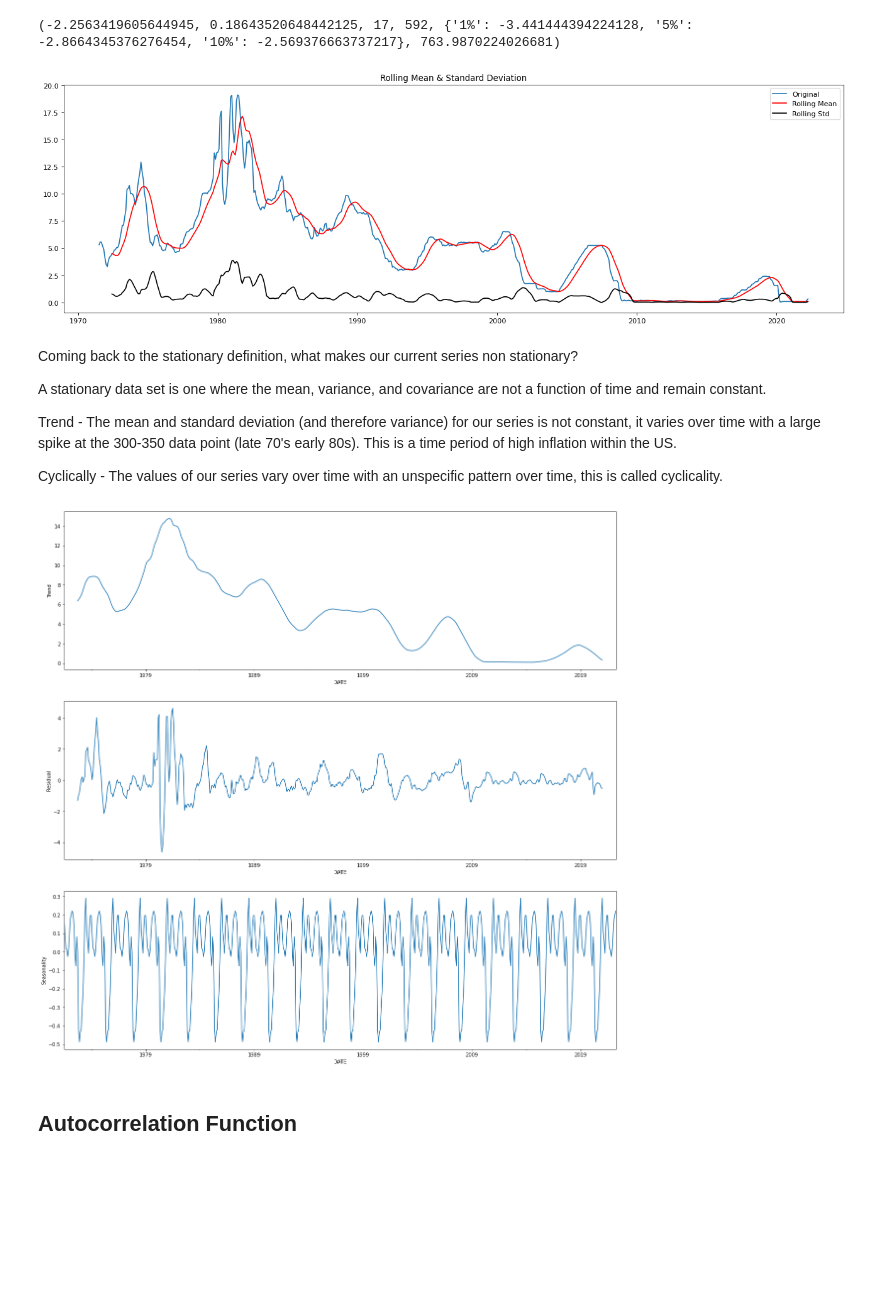
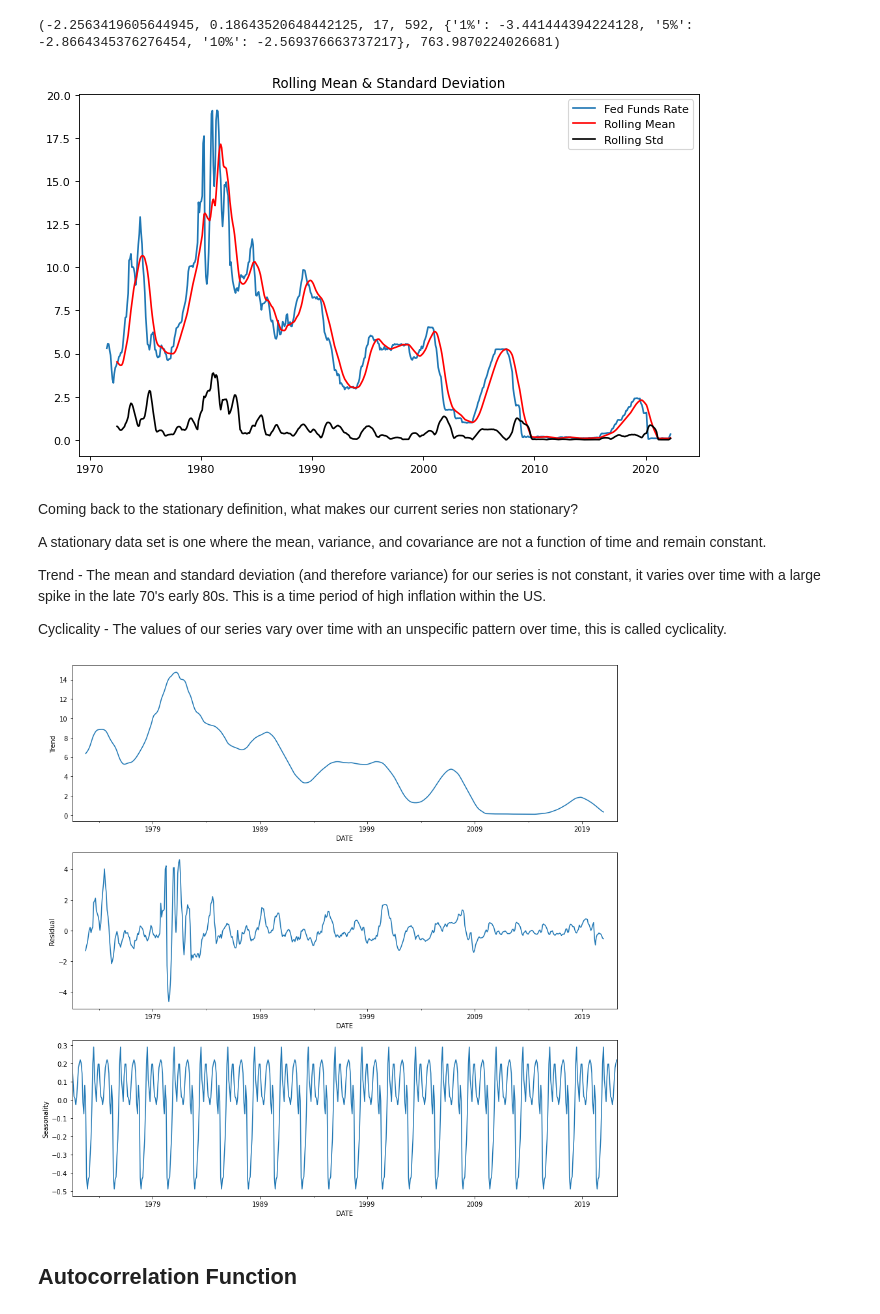
Before and after one commit to mychaldubyk/Federal-Funds-Rate-Analysis, a Jupyter notebook: Final_Notebooks/Capstone_Preprocessing_EDA_Final.ipynb, the cells around one changed output. Drawn from its saved outputs; the diff is of its cells as text; code cells hidden in the pictures; blank space fills up the shorter version.

```diff
--- a/Final_Notebooks/Capstone_Preprocessing_EDA_Final.ipynb
+++ b/Final_Notebooks/Capstone_Preprocessing_EDA_Final.ipynb
@@ -128,26 +113,26 @@ print(dftest)
 # %%
 ##Visual proof that Fed Funds rate data is non-stationary
 rolmean = df_FF.FEDFUNDS.rolling(window=12).mean()
 rolstd = df_FF.FEDFUNDS.rolling(window=12).std()
 
 # Plot rolling statistics:
-figure(figsize=(20, 6), dpi=80)
-orig = plt.plot(df_FF.FEDFUNDS, label='Original')
+figure(figsize=(10, 6), dpi=80)
+orig = plt.plot(df_FF.FEDFUNDS, label='Fed Funds Rate')
 mean = plt.plot(rolmean, color='red', label='Rolling Mean')
 std = plt.plot(rolstd, color='black', label='Rolling Std')
 plt.legend(loc='best')
 plt.title('Rolling Mean & Standard Deviation')
-plt.show(block=False)
+plt.show(block=False);
 # %% [output]
-[figure, old version]
+[figure, new version]
 # %% [markdown]
 Coming back to the stationary definition, what makes our current series non stationary?
 
 A stationary data set is one where the mean, variance, and covariance are not a function of time and remain constant.
 
-Trend - The mean and standard deviation (and therefore variance) for our series is not constant, it varies over time with a large spike at the 300-350 data point (late 70's early 80s). This is a time period of high inflation within the US.
+Trend - The mean and standard deviation (and therefore variance) for our series is not constant, it varies over time with a large spike in the late 70's early 80s. This is a time period of high inflation within the US.
 
-Cyclically - The values of our series vary over time with an unspecific pattern over time, this is called cyclicality.
+Cyclicality - The values of our series vary over time with an unspecific pattern over time, this is called cyclicality.
 # %%
 ##Seasonal Decomposition
 res = seasonal_decompose(df_FF.FEDFUNDS, model = "additive",period = 30)
@@ -155,10 +140,10 @@ res = seasonal_decompose(df_FF.FEDFUNDS, model = "additive",period = 30)
 fig, (ax1,ax2,ax3) = plt.subplots(3,1, figsize=(15,8))
 res.trend.plot(ax=ax1,ylabel = "Trend")
 res.resid.plot(ax=ax2,ylabel = "Residual")
-res.seasonal.plot(ax=ax3,ylabel = "Seasonality", figsize=(20,20))
+res.seasonal.plot(ax=ax3,ylabel = "Seasonality", figsize=(15,15))
 plt.show()
 # %% [output]
-[figure, old version]
+[figure, new version]
 # %% [markdown]
 ## Autocorrelation Function
 # %% [markdown]
```
Also changed, not shown: parts of 10 cells of this notebook.
